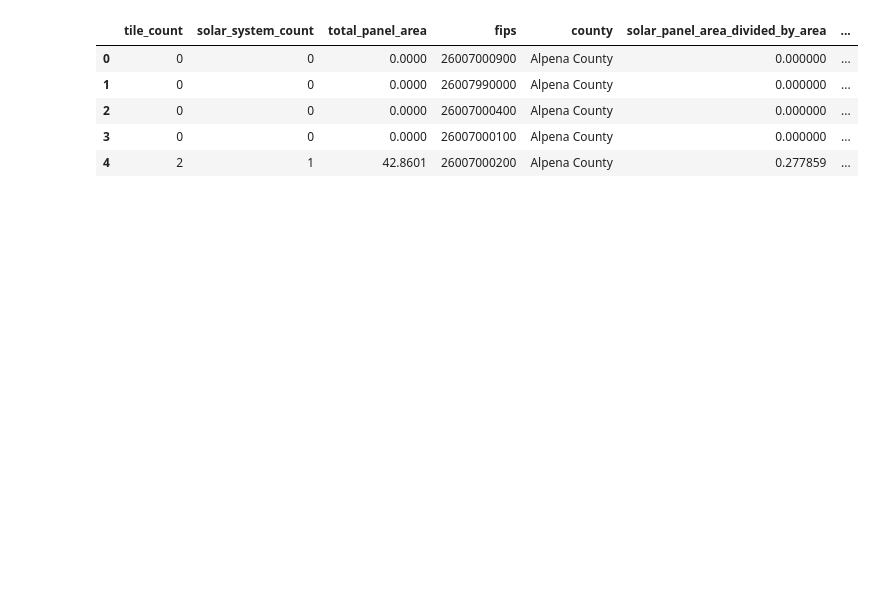
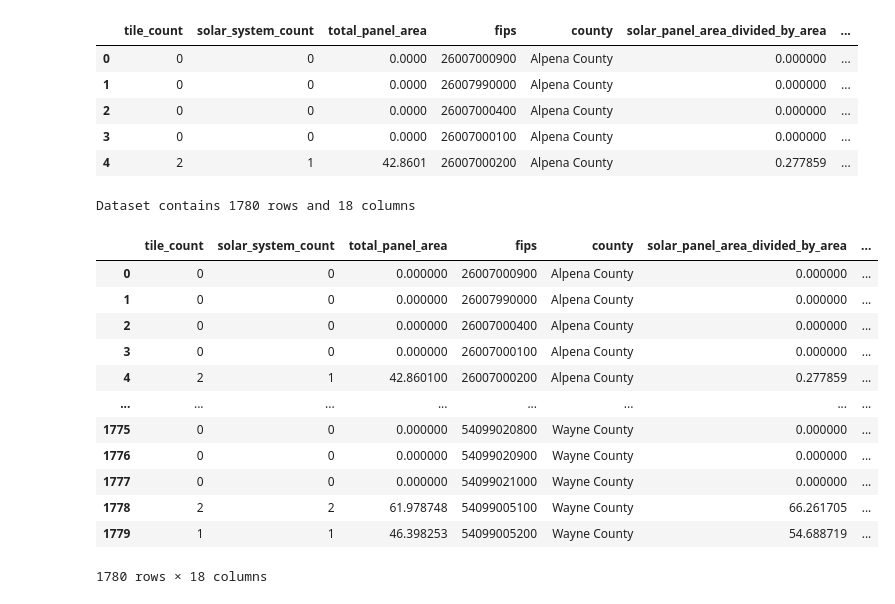
Before and after one commit to eescala2/Sunlight_Radiation_and_Solar_Panels, a Jupyter notebook: preliminary_sqlalchemy_preliminary_regression.ipynb, the cells around one changed output. Drawn from its saved outputs; the diff is of its cells as text; code cells hidden in the pictures; blank space fills up the shorter version.

```diff
--- a/preliminary_sqlalchemy_preliminary_regression.ipynb
+++ b/preliminary_sqlalchemy_preliminary_regression.ipynb
@@ -7,9 +7,9 @@ alchemyEngine = create_engine('postgresql+psycopg2://postgres:msuproject@solarms
 # %%
 dbConnection=alchemyEngine.connect();
 # %%
-dataFrame=pds.read_sql("select * from \"complete_deep_solar_and_demographics_mich\"", dbConnection);
+dataFrame=pd.read_sql("select * from \"complete_deep_solar_and_demographics_mich\"", dbConnection);
 # %%
-pds.set_option('display.expand_frame_repr', False);
+pd.set_option('display.expand_frame_repr', False);
 # %%
 print(dataFrame);
 # %% [output]
@@ -38,0 +50,21 @@ dataFrame.head()
+# %%
+shape=dataFrame.shape
+print("Dataset contains {} rows and {} columns".format(shape[0],shape[1]))
+# %% [output]
+Dataset contains 1780 rows and 18 columns
+# %%
+dataFrame
+# %% [output]
+|  | tile_count | solar_system_count | total_panel_area | fips | county | solar_panel_area_divided_by_area | ... |
+| 0 | 0 | 0 | 0.000000 | 26007000900 | Alpena County | 0.000000 | ... |
+| 1 | 0 | 0 | 0.000000 | 26007990000 | Alpena County | 0.000000 | ... |
+| 2 | 0 | 0 | 0.000000 | 26007000400 | Alpena County | 0.000000 | ... |
+| 3 | 0 | 0 | 0.000000 | 26007000100 | Alpena County | 0.000000 | ... |
+| 4 | 2 | 1 | 42.860100 | 26007000200 | Alpena County | 0.277859 | ... |
+| ... | ... | ... | ... | ... | ... | ... | ... |
+| 1775 | 0 | 0 | 0.000000 | 54099020800 | Wayne County | 0.000000 | ... |
+| 1776 | 0 | 0 | 0.000000 | 54099020900 | Wayne County | 0.000000 | ... |
+| 1777 | 0 | 0 | 0.000000 | 54099021000 | Wayne County | 0.000000 | ... |
+| 1778 | 2 | 2 | 61.978748 | 54099005100 | Wayne County | 66.261705 | ... |
+| 1779 | 1 | 1 | 46.398253 | 54099005200 | Wayne County | 54.688719 | ... |
+1780 rows × 18 columns
```
Also changed, not shown: parts of 9 cells of this notebook.
